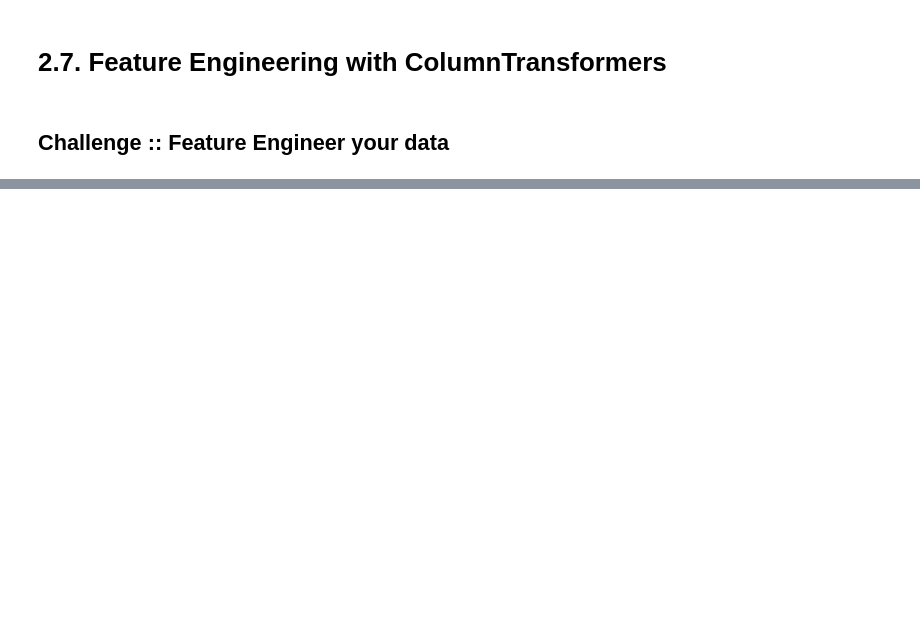
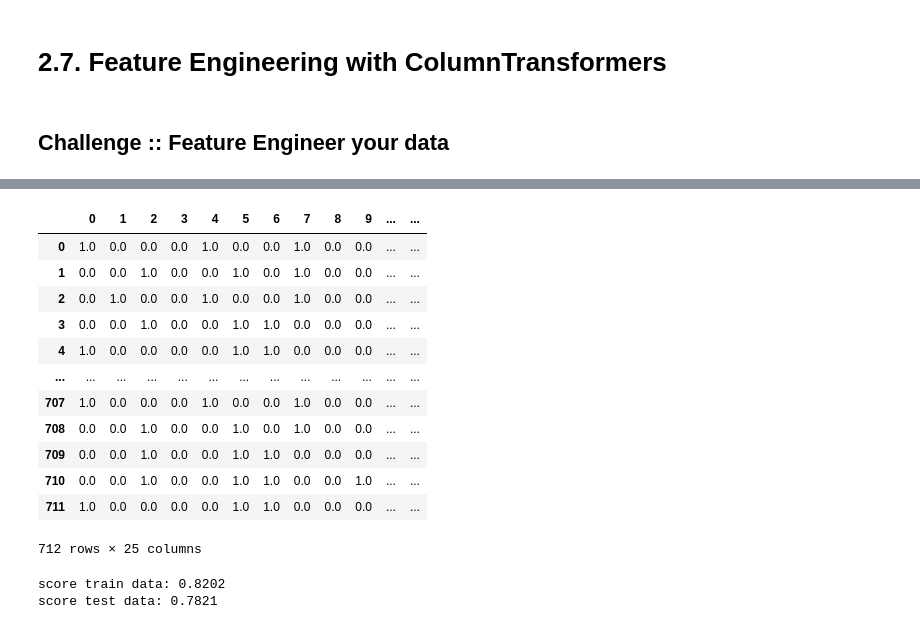
Before and after one commit to greentopsecret/random-forest-fennel-student-code, a Jupyter notebook: week_02/2.7-feature-engineering-with-column-transformers.ipynb, the cells around one changed output, grey strips where cells are left out. Saved outputs shown, nothing was run; the diff lists cells and outputs as text; code cells hidden in the pictures; blank space fills up the shorter version.

```diff
--- a/week_02/2.7-feature-engineering-with-column-transformers.ipynb
+++ b/week_02/2.7-feature-engineering-with-column-transformers.ipynb
@@ -122,0 +75,6 @@ LogisticRegression()
+# %%
+def age_by_group(df):
+    df.groupby(by=['Sex', 'Pclass'])
+    df.groupby(by=['Sex', 'Pclass'])['Age']
+    df.loc[df['Age'].isna(), 'Age'] = df.groupby(by=['Sex', 'Pclass'])['Age'].transform('mean')
+    return df
@@ -122,0 +115,13 @@ LogisticRegression()
+# %%
+def add_family_size(df: pd.DataFrame):
+#     SibSp
+#     Parch
+    df.loc[(df['SibSp'] >= 5), 'family_tshirt_size'] = 'XL'
+    df.loc[(df['SibSp'] >= 3) & (df['SibSp'] < 5), 'family_tshirt_size'] = 'L'
+    df.loc[(df['SibSp'] == 2), 'family_tshirt_size'] = 'M'
+    df.loc[(df['SibSp'] == 1), 'family_tshirt_size'] = 'S'
+
+    return df
+
+
+add_family_size(X_train)
@@ -123,2 +158,54 @@ LogisticRegression()
+# %%
+pipeline = make_pipeline(
+        FunctionTransformer(age_by_group),
+        FunctionTransformer(cabin_to_deck),
+#         FunctionTransformer(extract_surname),
+        FunctionTransformer(add_family_size),
+# #         FunctionTransformer(drop_unused_columns),
+        ColumnTransformer([
+            ('quantile_age', KBinsDiscretizer(n_bins=3, strategy='quantile'), ['Age']),
+            ('quantile_fare', KBinsDiscretizer(n_bins=3, strategy='quantile'), ['Fare']),
+            ('ohe_and_sex', OneHotEncoder(sparse=False, handle_unknown='ignore'), ['Sex']),
+            ('ohe_deck', OneHotEncoder(sparse=False, handle_unknown='ignore'), ['Cabin']),
+            ('ohe_family_tshirt_size', OneHotEncoder(sparse=False, handle_unknown='ignore'), ['family_tshirt_size']),
+            ('scale_fare', MinMaxScaler(), ['Fare']),
+            ('do_nothing', 'passthrough', ['Pclass']),
+            ('family_with_kids', Binarizer(), ['Parch'])
+        ], remainder='drop'),
+    )
+
+pipeline.fit(X_train)
+X_train_fe = pipeline.transform(X_train)
+X_test_fe = pipeline.transform(X_test)
+
+pd.DataFrame(X_train_fe)
+# %% [output]
+|  | 0 | 1 | 2 | 3 | 4 | 5 | 6 | 7 | 8 | 9 | ... | ... |
+| 0 | 1.0 | 0.0 | 0.0 | 0.0 | 1.0 | 0.0 | 0.0 | 1.0 | 0.0 | 0.0 | ... | ... |
+| 1 | 0.0 | 0.0 | 1.0 | 0.0 | 0.0 | 1.0 | 0.0 | 1.0 | 0.0 | 0.0 | ... | ... |
+| 2 | 0.0 | 1.0 | 0.0 | 0.0 | 1.0 | 0.0 | 0.0 | 1.0 | 0.0 | 0.0 | ... | ... |
+| 3 | 0.0 | 0.0 | 1.0 | 0.0 | 0.0 | 1.0 | 1.0 | 0.0 | 0.0 | 0.0 | ... | ... |
+| 4 | 1.0 | 0.0 | 0.0 | 0.0 | 0.0 | 1.0 | 1.0 | 0.0 | 0.0 | 0.0 | ... | ... |
+| ... | ... | ... | ... | ... | ... | ... | ... | ... | ... | ... | ... | ... |
+| 707 | 1.0 | 0.0 | 0.0 | 0.0 | 1.0 | 0.0 | 0.0 | 1.0 | 0.0 | 0.0 | ... | ... |
+| 708 | 0.0 | 0.0 | 1.0 | 0.0 | 0.0 | 1.0 | 0.0 | 1.0 | 0.0 | 0.0 | ... | ... |
+| 709 | 0.0 | 0.0 | 1.0 | 0.0 | 0.0 | 1.0 | 1.0 | 0.0 | 0.0 | 0.0 | ... | ... |
+| 710 | 0.0 | 0.0 | 1.0 | 0.0 | 0.0 | 1.0 | 1.0 | 0.0 | 0.0 | 1.0 | ... | ... |
+| 711 | 1.0 | 0.0 | 0.0 | 0.0 | 0.0 | 1.0 | 1.0 | 0.0 | 0.0 | 0.0 | ... | ... |
+712 rows × 25 columns
+# %%
+from sklearn.linear_model import LogisticRegression
+
+# instantiate the model
+m = LogisticRegression()
+# train the model
+m.fit(X_train_fe, y_train)
+# score train data
+print('score train data: %0.4f' % m.score(X_train_fe, y_train))
+# score test data
+print('score test data: %0.4f' % m.score(X_test_fe, y_test))
+# %% [output]
+score train data: 0.8202
+score test data: 0.7821
 # %%
 m.score(X_train_fe, y_train)
```
Also changed, not shown: parts of 30 cells of this notebook, 3 other files.
